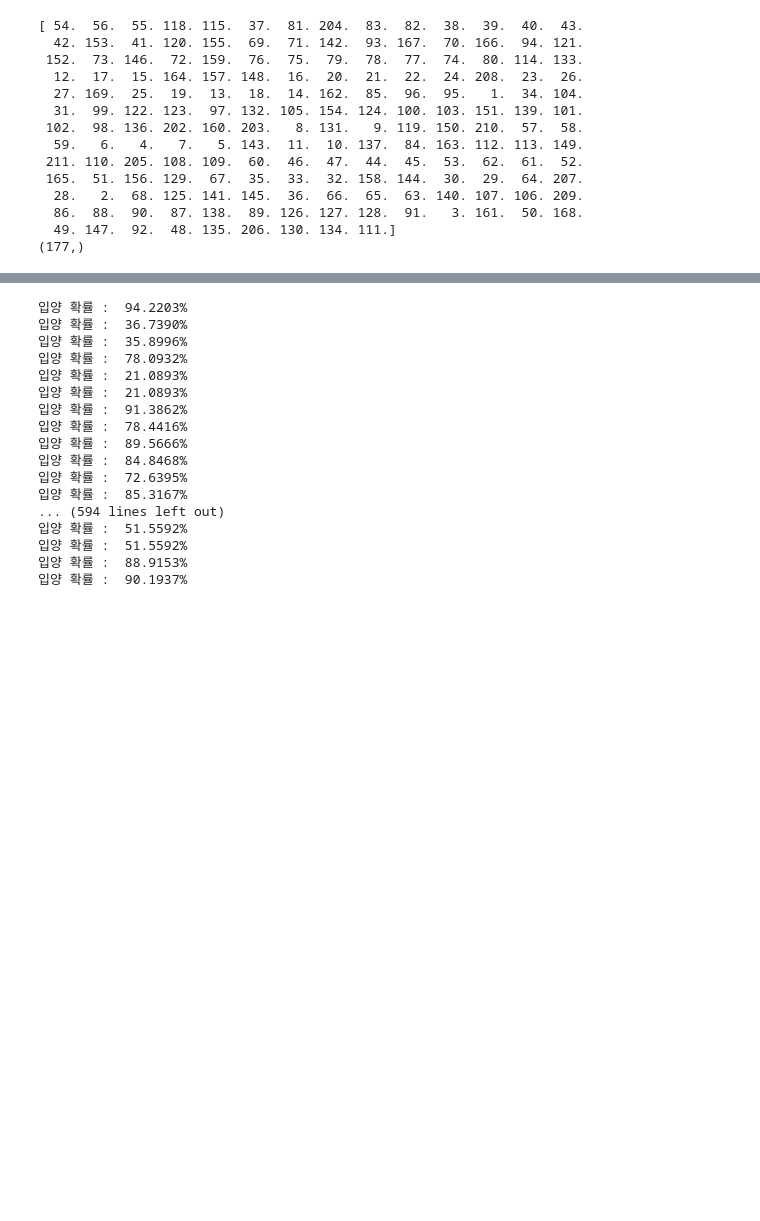
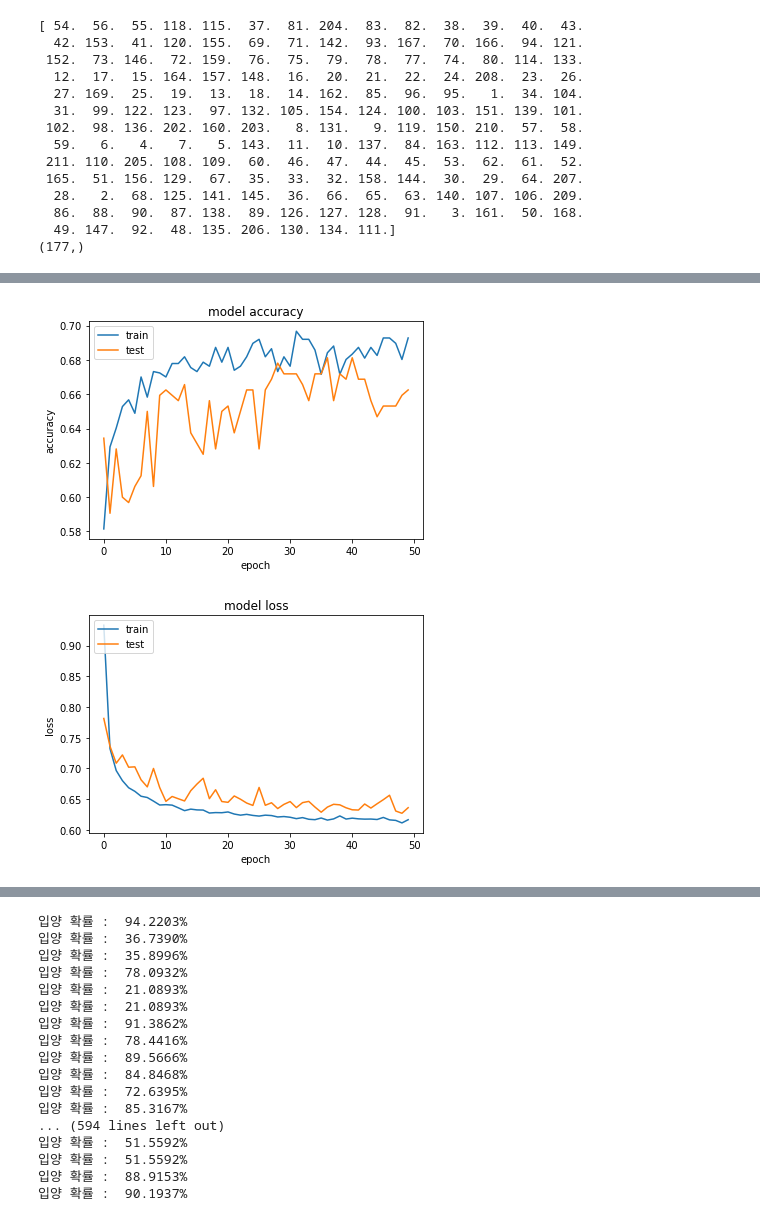
Before and after one commit to auddus16/bigdata, a Jupyter notebook: AbandonedDog_Keras_my.ipynb, the cells around one changed output, grey strips where cells are left out. Saved outputs shown, nothing was run; the diff lists cells and outputs as text; code cells hidden in the pictures; blank space fills up the shorter version.

Commit message:
Nadam

```diff
--- a/AbandonedDog_Keras_my.ipynb
+++ b/AbandonedDog_Keras_my.ipynb
@@ -111,17 +120,22 @@ train_data = np.array(train_data, dtype = np.float64)
 # %%
-a = data[:, :3]
-b = data[:, 4:]
+a = train[:, :3]
+b = train[:, 4:]
 
 #numpy 배열에서 데이터 변화요인(kindCd, neuterYn, sexCd, weight, noticeDays, age2)으로 사용할 데이터를 뽑아냅니다.
 xData = np.concatenate([a, b], axis = 1)
 
-a=train_data[:, :3]
-b=train_data[:, 4:]
+a=test[:, :3]
+b=test[:, 4:]
 testX=np.concatenate([a, b], axis = 1)
+
+a=val[:, :3]
+b=val[:, 4:]
+valX=np.concatenate([a, b], axis = 1)
 # %%
 #numpy배열에서 결과(입양여부)로 사용할 데이터를 뽑아냅니다.
-yData=data[:,[3]]
-testY=train_data[:,[3]]
+yData=train[:,[3]]
+testY=test[:,[3]]
+valY=val[:,[3]]
 
 print(yData)
 type(yData)
@@ -137 +151,62 @@ yData.dtype
 dtype('float64')
+# %%
+# L2규제만 4개: 0.6907 3개op없을떄: 0.72 4개op없을때: 0.64,
+l2_model = keras.models.Sequential([
+#     keras.layers.Dense(16, kernel_regularizer=keras.regularizers.l2(0.01),
+#                        activation=tf.nn.relu, input_shape=(186,)),
+    keras.layers.Dense(16, kernel_regularizer=keras.regularizers.l2(0.01),
+                       activation=tf.nn.relu, input_shape=(186,)),
+    keras.layers.Dense(16, kernel_regularizer=keras.regularizers.l2(0.01),
+                       activation=tf.nn.relu, input_shape=(186,)),
+    keras.layers.Dense(16, kernel_regularizer=keras.regularizers.l2(0.01),
+                       activation=tf.nn.relu),
+    keras.layers.Dense(1, activation=tf.nn.sigmoid)
+])
+# sgd=optimizers.SGD(lr=0.001)
+# adam=optimizers.Adam(lr=0.01)
+# RMSprop = optimizers.RMSprop(lr=0.001, rho=0.9, epsilon=None, decay=0.0)
+sgd = optimizers.SGD(lr=0.01, decay=1e-6, momentum=0.9)#0.51
+RMSprop = optimizers.RMSprop(lr=0.001, rho=0.9, epsilon=None, decay=0.0)#0.70
+Adagrad = optimizers.Adagrad(lr=0.01, epsilon=None, decay=0.0)#0.5764
+Adadelta = optimizers.Adadelta(lr=1.0, rho=0.95, epsilon=None, decay=0.0)#0.6029
+Adam = optimizers.Adam(lr=0.001, beta_1=0.9, beta_2=0.999, epsilon=None, decay=0.0, amsgrad=False)#0.68
+Nadam = optimizers.Nadam(lr=0.002, beta_1=0.9, beta_2=0.999, epsilon=None, schedule_decay=0.004)#0.71
+
+l2_model.compile(optimizer='Nadam',
+                 loss='binary_crossentropy',
+                 metrics=['accuracy', 'binary_crossentropy'])
+
+l2_model_history = l2_model.fit(xData, yData,
+                                epochs=50,
+                                batch_size=5,
+                                validation_data=(valX, valY),
+                                verbose=1)
+
+loss_and_metric = l2_model.evaluate(testX, testY, batch_size=10, verbose=0)
+print("train, loss and metric: {}".format(loss_and_metric))
+
+## summarize history for accuracy
+plt.plot(l2_model_history.history['acc'])
+plt.plot(l2_model_history.history['val_acc'])
+plt.title('model accuracy')
+plt.ylabel('accuracy')
+plt.xlabel('epoch')
+plt.legend(['train', 'test'], loc='upper left')
+plt.show()
+## summarize history for loss
+plt.plot(l2_model_history.history['loss'])
+plt.plot(l2_model_history.history['val_loss'])
+plt.title('model loss')
+plt.ylabel('loss')
+plt.xlabel('epoch')
+plt.legend(['train', 'test'], loc='upper left')
+plt.show()
+
+l2_model.save('l2_model_Nadam')
+
+# l2_model.fit(xData, yData,epochs=100,batch_size=64,validation_data=(xData, yData),verbose=1)
+# loss_and_metric = l2_model.evaluate(testX, testY, batch_size=10, verbose=0)
+# print("train, loss and metric: {}".format(loss_and_metric))
+
+# l2_model.summary()
+# %% [output]
@@ -137,0 +230,2 @@ dtype('float64')
+[figure, added]
+[figure, added]
```
Also changed, not shown: parts of 8 cells of this notebook, 5 other files.
